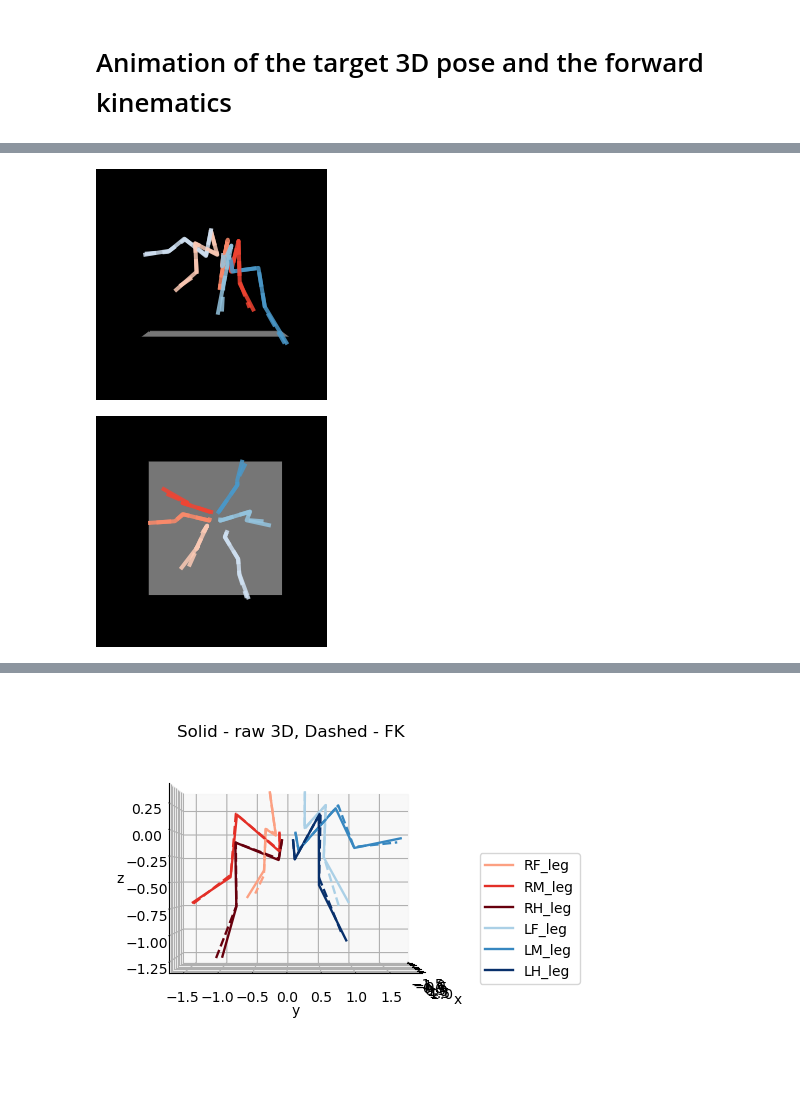
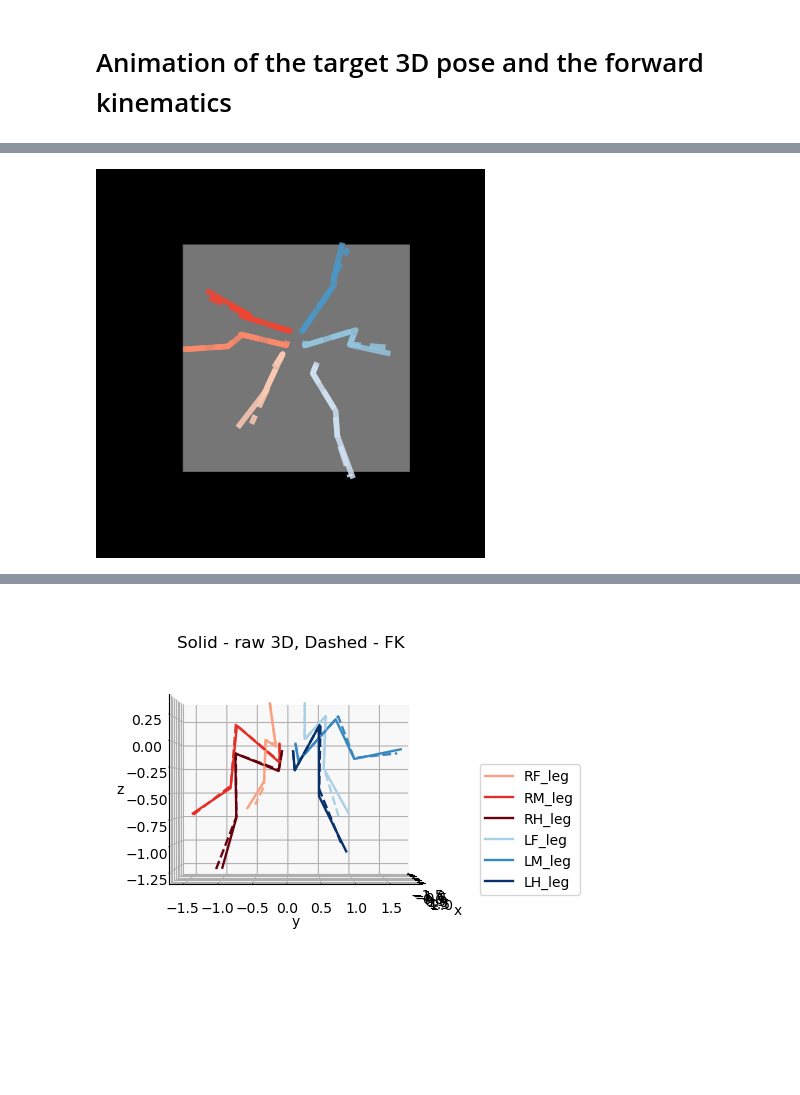
Before and after one commit to NeLy-EPFL/sequential-inverse-kinematics, a Jupyter notebook: docs/seqikpy_locomotion.ipynb, the cells around one changed output, grey strips where cells are left out. Saved outputs shown, nothing was run; the diff lists cells and outputs as text; code cells hidden in the pictures; blank space fills up the shorter version.

```diff
--- a/docs/seqikpy_locomotion.ipynb
+++ b/docs/seqikpy_locomotion.ipynb
@@ -241,6 +241,6 @@ After the process is over, `run_ik_and_fk` will save the results in two separete
 # %%
 leg_joint_angles, forward_kinematics = class_seq_ik.run_ik_and_fk(
     export_path=data_path,
-    hide_progress_bar=False
+    hide_progress_bar=True
 )
 # %% [output]
@@ -283,14 +283,16 @@ plt.show()
 # Animation of the target 3D pose and the forward kinematics
 # %%
 # Files saved automatically after the IK-FK process above
-for azim, elev in [(90,0),(0,90)]:
-    animate_3d_points(
-        points3d=aligned_pos,
-        points3d_second=forward_kinematics,
-        export_path=data_path / f'fk_ik_elev_{elev}_azim_{azim}.mp4',
-        frame_no=100,
-        elev=elev,
-        azim=azim,
-        fps=100,
-    )
+azim=0
+elev=90
+
+animate_3d_points(
+    points3d=aligned_pos,
+    points3d_second=forward_kinematics,
+    export_path=data_path / f'fk_ik_elev_{elev}_azim_{azim}.mp4',
+    frame_no=100,
+    elev=elev,
+    azim=azim,
+    fps=100,
+)
 # %% [output]
@@ -301,2 +301 @@ for azim, elev in [(90,0),(0,90)]:
-[figure, old version]
+[figure, new version]
-[figure, removed]
```
Also changed, not shown: parts of 6 cells of this notebook, 19 other files.
